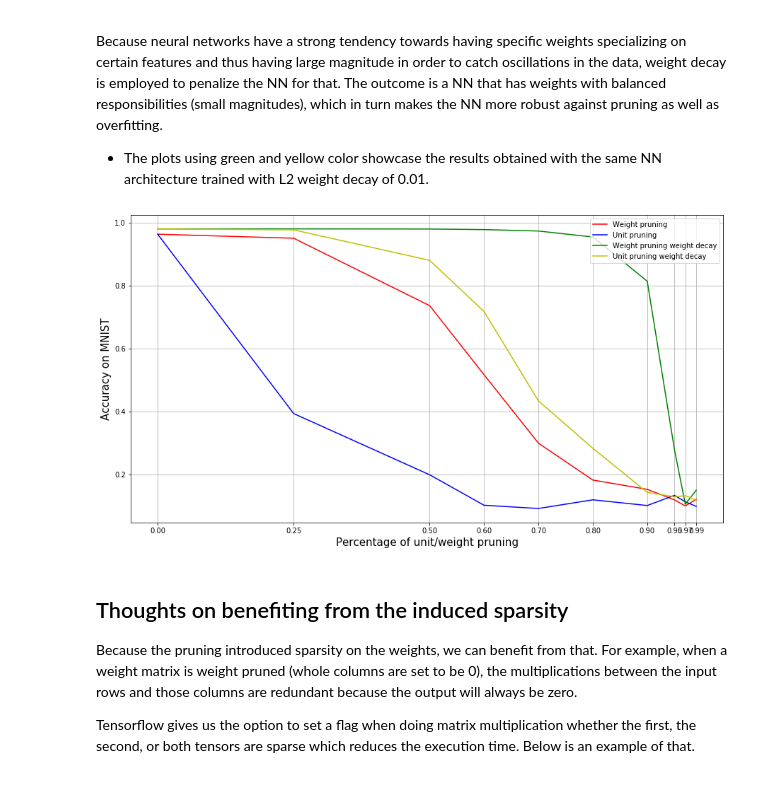
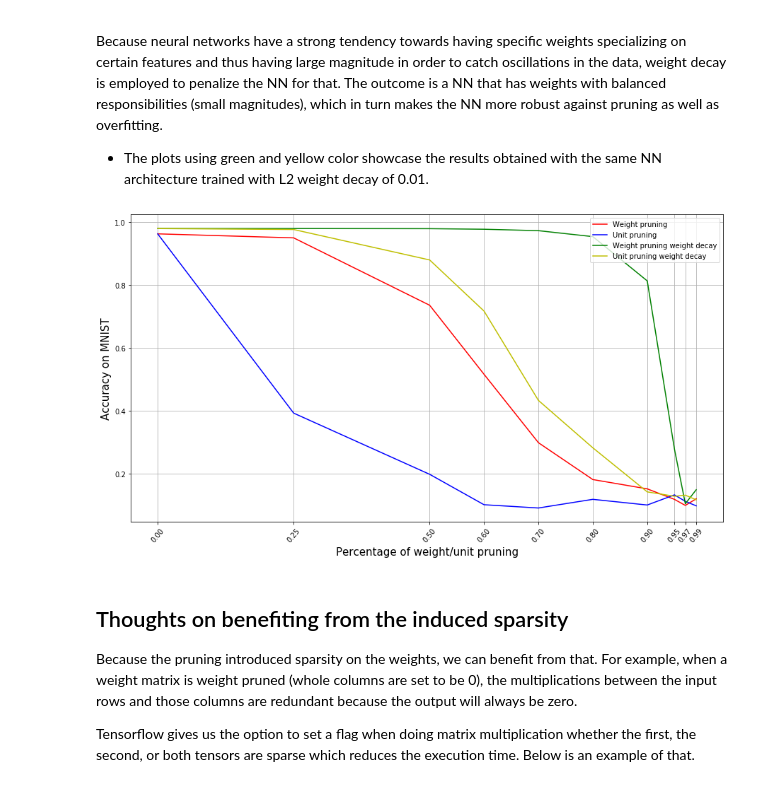
Before and after one commit to gorjanradevski/pruning_deep_nets, a Jupyter notebook: notebooks/MNIST_pruning_results.ipynb, the cells around one changed output. Saved outputs shown, nothing was run; the diff lists cells and outputs as text; code cells hidden in the pictures.

Commit message:
x ticks rotation

```diff
--- a/notebooks/MNIST_pruning_results.ipynb
+++ b/notebooks/MNIST_pruning_results.ipynb
@@ -31,32 +31,33 @@ Because neural networks have a strong tendency towards having specific weights s
 # %%
 accuracy_weight_prune = [0.9632762738853503, 0.950437898089172, 0.7360668789808917, 0.5163216560509554,
                       0.29866640127388533, 0.18142914012738853, 0.15187101910828024, 0.11843152866242038,
                       0.09912420382165606, 0.12022292993630573]
 
 accuracy_unit_prune = [0.9632762738853503, 0.39281449044585987, 0.19814888535031847, 0.10131369426751592,
                         0.09096337579617834, 0.11853105095541401, 0.10041799363057324, 0.13276273885350318,
                         0.11216162420382166, 0.09783041401273886]
 
 accuracy_weight_prune_wd = [0.9800955414012739, 0.9800955414012739, 0.9796974522292994,
             0.977906050955414, 0.973328025477707, 0.9544187898089171,
            0.81359474522293, 0.2786624203821656, 0.1044984076433121, 0.14898487261146498]
 
 accuracy_unit_prune_wd = [0.9800955414012739, 0.9770103503184714, 0.8801751592356688, 0.7174562101910829,
                         0.43322054140127386, 0.28244426751592355, 0.1422173566878981, 0.1282842356687898,
                         0.1317675159235669, 0.11713773885350319]
 
 plt.xlabel("Percentage of weight/unit pruning", fontsize=15)
 plt.ylabel("Accuracy on MNIST", fontsize=15)
 plt.plot(prune_k, accuracy_weight_prune, "r", label="Weight pruning")
 plt.plot(prune_k, accuracy_unit_prune, "b", label="Unit pruning")
 plt.plot(prune_k, accuracy_weight_prune_wd, "g", label="Weight pruning weight decay")
 plt.plot(prune_k, accuracy_unit_prune_wd, "y", label="Unit pruning weight decay")
 plt.xticks(prune_k)
+plt.xticks(rotation=50)
 plt.grid()
 plt.legend(loc='upper right')
 plt.show()
 # %% [output]
-[figure, old version]
+[figure, new version]
 # %% [markdown]
 ## Thoughts on benefiting from the induced sparsity
 
```
